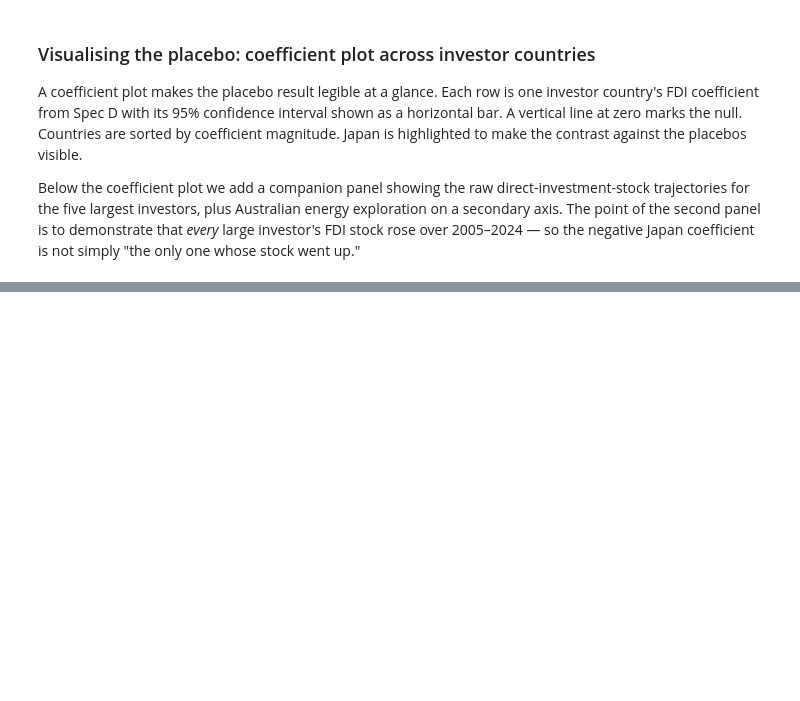
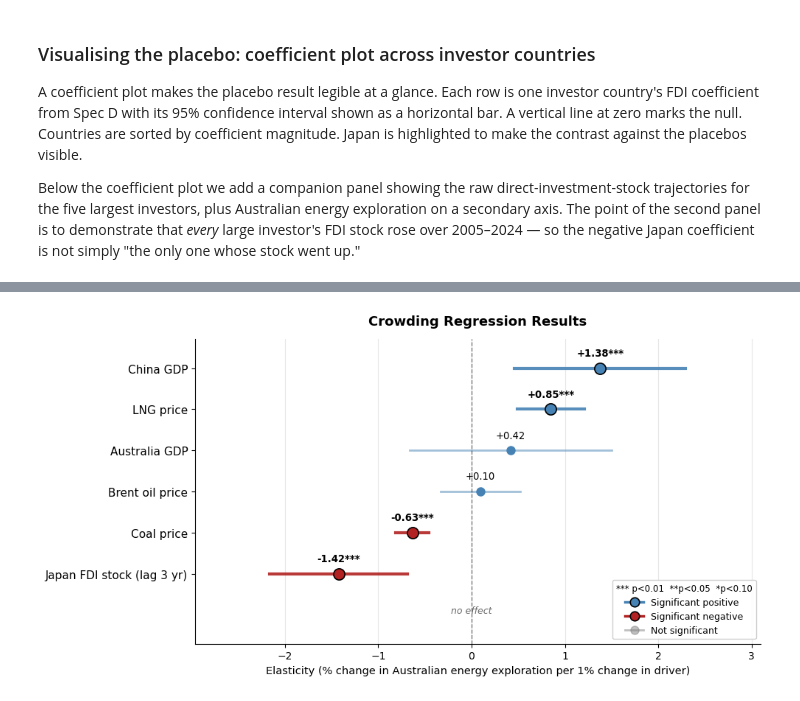
Before and after one commit to leejisabella/australiaJapanEnergy, a Jupyter notebook: notebooks/crowding_analysis.ipynb, the cells around one changed output, grey strips where cells are left out. Cells and saved outputs as stored; diff of their text form; code cells hidden in the pictures; blank space fills up the shorter version.

```diff
--- a/notebooks/crowding_analysis.ipynb
+++ b/notebooks/crowding_analysis.ipynb
@@ -777,0 +784,83 @@ plt.tight_layout(); plt.show()
+# %%
+# Spec D coefficient plot — fully labeled version
+import statsmodels.api as sm
+import matplotlib.pyplot as plt
+from matplotlib.lines import Line2D
+
+_C = ['dl_japan_direct_stock_aud_million_lag',
+      'dl_coal', 'dl_lng', 'dl_oil', 'dl_chn_gdp', 'dl_aus_gdp']
+_sub = plb.dropna(subset=['dl_energy_expl'] + _C)
+_X = sm.add_constant(_sub[_C])
+spec_d = sm.OLS(_sub['dl_energy_expl'], _X).fit(cov_type='HAC', cov_kwds={'maxlags': 2})
+
+labels = {
+    'dl_japan_direct_stock_aud_million_lag': 'Japan FDI stock (lag 3 yr)',
+    'dl_coal':    'Coal price',
+    'dl_lng':     'LNG price',
+    'dl_oil':     'Brent oil price',
+    'dl_chn_gdp': 'China GDP',
+    'dl_aus_gdp': 'Australia GDP',
+}
+rows = sorted([(labels[v], spec_d.params[v], spec_d.bse[v], spec_d.pvalues[v]) for v in _C],
+              key=lambda r: r[1])
+
+fig, ax = plt.subplots(figsize=(10, 5.2))
+
+for i, (lab, b, se, p) in enumerate(rows):
+    lo, hi = b - 1.96*se, b + 1.96*se
+    sig = p < 0.05
+    color = 'firebrick' if b < 0 else 'steelblue'
+    ax.plot([lo, hi], [i, i], color=color, lw=3 if sig else 2,
+            alpha=0.9 if sig else 0.5)
+    ax.plot(b, i, 'o', color=color, ms=11 if sig else 9,
+            markeredgecolor='black' if sig else 'none',
+            markeredgewidth=1.2 if sig else 0)
+    star = '***' if p<0.01 else ('**' if p<0.05 else ('*' if p<0.10 else ''))
+    ax.annotate(f'{b:+.2f}{star}', xy=(b,i), xytext=(0,12),
+                textcoords='offset points', fontsize=9.5, ha='center',
+                fontweight='bold' if sig else 'normal')
+
+# Zero line with label
+ax.axvline(0, color='black', lw=1, ls='--', alpha=0.5)
+ax.text(0, -0.95, 'no effect', fontsize=9, ha='center', style='italic', color='dimgray')
+
+# "pulls exploration down / up" annotations under the x-axis
+# ax.text(-1.5, -1.35, '← pulls exploration DOWN', fontsize=10, ha='center',
+#         color='firebrick', fontweight='bold')
+# ax.text(1.5, -1.35, 'pulls exploration UP →', fontsize=10, ha='center',
+#         color='steelblue', fontweight='bold')
+
+ax.set_yticks(range(len(rows)))
+ax.set_yticklabels([r[0] for r in rows], fontsize=11)
+ax.set_xlabel('Elasticity (% change in Australian energy exploration per 1% change in driver)',
+              fontsize=10.5)
+ax.set_title('Crowding Regression Results',
+             fontsize=13, fontweight='bold', pad=14)
+# Subtitle inside the axes
+# ax.text(0.0, 1.02, 'Outcome: year-on-year growth in Australian energy exploration spending. '
+#                    'Dot = estimated effect; bar = 95% confidence interval. '
+#                    'Filled markers = statistically significant (p < 0.05).',
+#         transform=ax.transAxes, fontsize=9, color='dimgray', style='italic',
+#         ha='left', va='bottom')
+
+# Legend for color coding + significance stars
+legend_elements = [
+    Line2D([0], [0], marker='o', color='steelblue', lw=2.5, ms=9,
+           markeredgecolor='black', markeredgewidth=1.2, label='Significant positive'),
+    Line2D([0], [0], marker='o', color='firebrick', lw=2.5, ms=9,
+           markeredgecolor='black', markeredgewidth=1.2, label='Significant negative'),
+    Line2D([0], [0], marker='o', color='gray', lw=2, ms=8, alpha=0.5,
+           label='Not significant'),
+]
+ax.legend(handles=legend_elements, loc='lower right', fontsize=9, framealpha=0.95,
+          title='*** p<0.01  **p<0.05  *p<0.10', title_fontsize=8.5)
+
+ax.margins(x=0.18)
+ax.set_ylim(-1.7, len(rows) - 0.3)
+ax.grid(axis='x', alpha=0.3)
+for s in ['top', 'right']:
+    ax.spines[s].set_visible(False)
+plt.tight_layout()
+plt.show()
+# %% [output]
+[figure, added]
```
Also changed, not shown: parts of 2 cells of this notebook, 1 other file.
